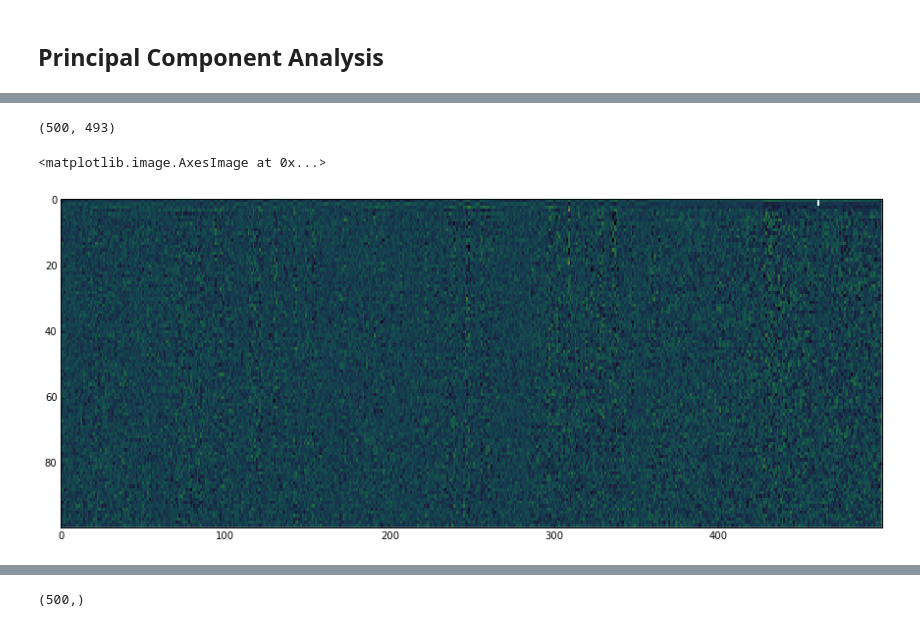
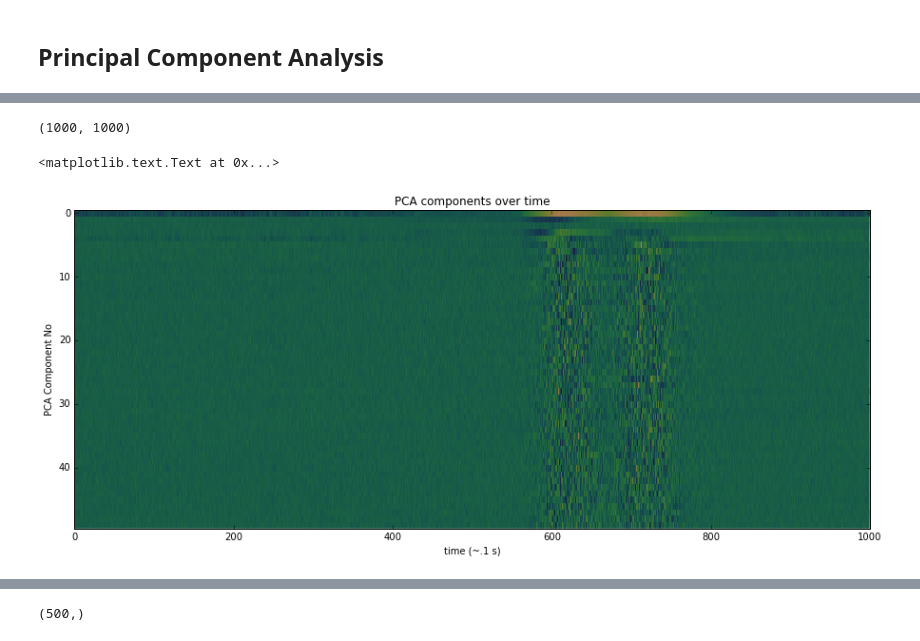
Before and after one commit to michigraber/neuralyzer, a Jupyter notebook: notebooks/dev/DimensionalityReduction.ipynb, the cells around one changed output, grey strips where cells are left out. Drawn from its saved outputs; the diff is of its cells as text; code cells hidden in the pictures.

```diff
--- a/notebooks/dev/DimensionalityReduction.ipynb
+++ b/notebooks/dev/DimensionalityReduction.ipynb
@@ -10,6 +10,6 @@ import mpld3
 import neuralyzer
 # %%
 plt.rcParams['image.cmap'] = 'gray'
-plt.rcParams['image.interpolation'] = 'none'
+plt.rcParams['image.interpolation'] = None
 plt.rcParams['figure.figsize'] = (8,8)
 # %%
@@ -52,6 +55,5 @@ pca = PCA(n_components=0.99)
 # %%
-pca.fit(d.T[:500,:])
-dpca = pca.transform(d.T[:500,:])
+%prun dpca = pca.transform(d.T)
 # %%
 plt.plot(pca.explained_variance_ratio_[:].cumsum())
 # %% [output]
@@ -70,4 +72,4 @@ for i in range(18):
 # %%
 dpca.shape
 # %% [output]
-(500, 493)
+(1000, 1000)
@@ -76,9 +76,12 @@ ax.imshow?
 # %%
 fig, ax = plt.subplots(figsize=(15, 8))
-ax.imshow(dpca.T[:100,:], cmap='cubehelix', aspect=2)
+ax.imshow(dpca.T[:50,:], cmap='cubehelix', aspect=8)
+ax.set_title('PCA components over time')
+ax.set_ylabel('PCA Component No')
+ax.set_xlabel('time (~.1 s)')
 # %% [output]
-<matplotlib.image.AxesImage at 0x...>
+<matplotlib.text.Text at 0x...>
-[figure, old version]
+[figure, new version]
 # %%
 fig, ax = plt.subplots(figsize=(15,6))
 for i in range(0, 10):
```
Also changed, not shown: parts of 29 cells of this notebook, 2 other files.
